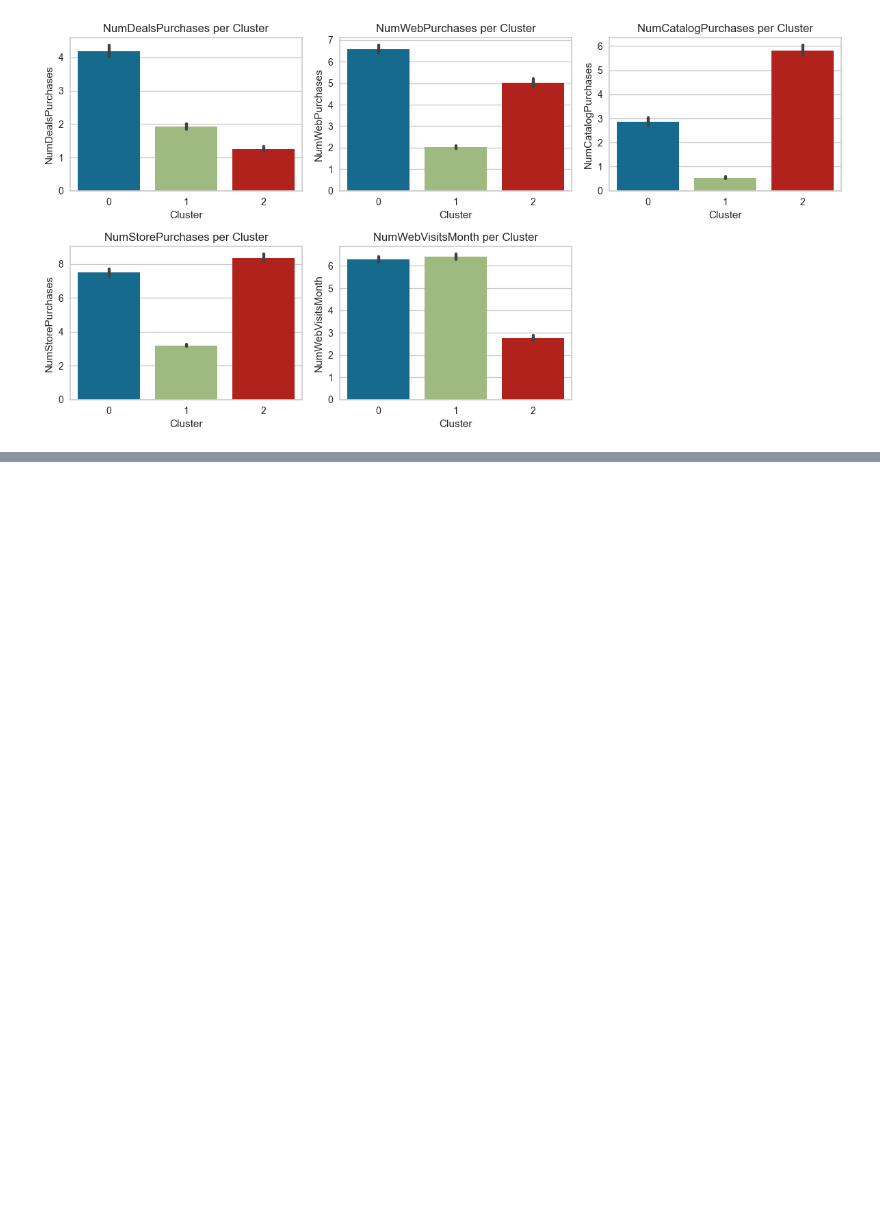
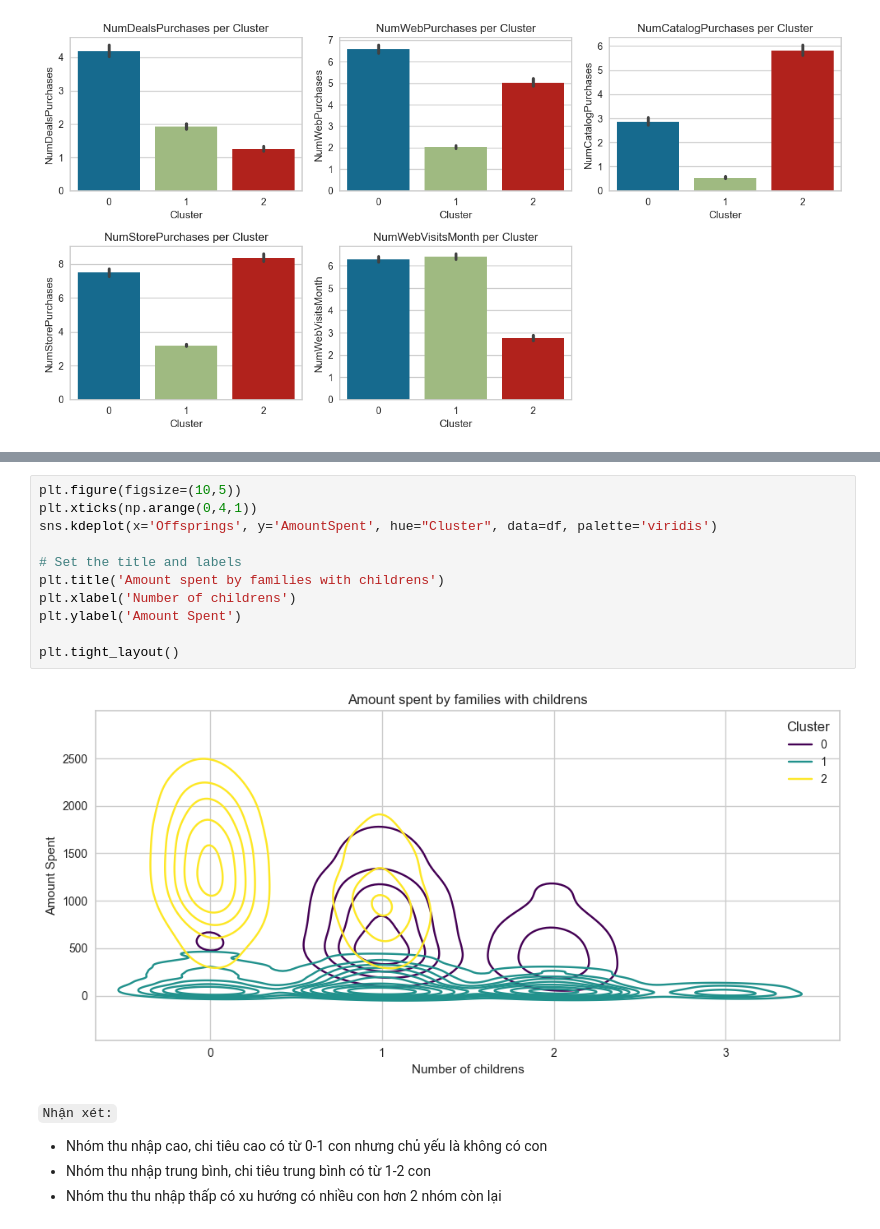
Before and after one commit to vuhuusy/customer_segmentation, a Jupyter notebook: code.ipynb, the cells around one changed output, grey strips where cells are left out. Drawn from its saved outputs; the diff is of its cells as text; blank space fills up the shorter version.

```diff
--- a/code.ipynb
+++ b/code.ipynb
@@ -534,0 +549,18 @@ plt.show()
+# %%
+plt.figure(figsize=(10,5))
+plt.xticks(np.arange(0,4,1))
+sns.kdeplot(x='Offsprings', y='AmountSpent', hue="Cluster", data=df, palette='viridis')
+
+# Set the title and labels
+plt.title('Amount spent by families with childrens')
+plt.xlabel('Number of childrens')
+plt.ylabel('Amount Spent')
+
+plt.tight_layout()
+# %% [output]
+[figure, added]
+# %% [markdown]
+`Nhận xét:`
+- Nhóm thu nhập cao, chi tiêu cao có từ 0-1 con nhưng chủ yếu là không có con
+- Nhóm thu nhập trung bình, chi tiêu trung bình có từ 1-2 con
+- Nhóm thu thu nhập thấp có xu hướng có nhiều con hơn 2 nhóm còn lại
```
Also changed, not shown: parts of 5 cells of this notebook.
